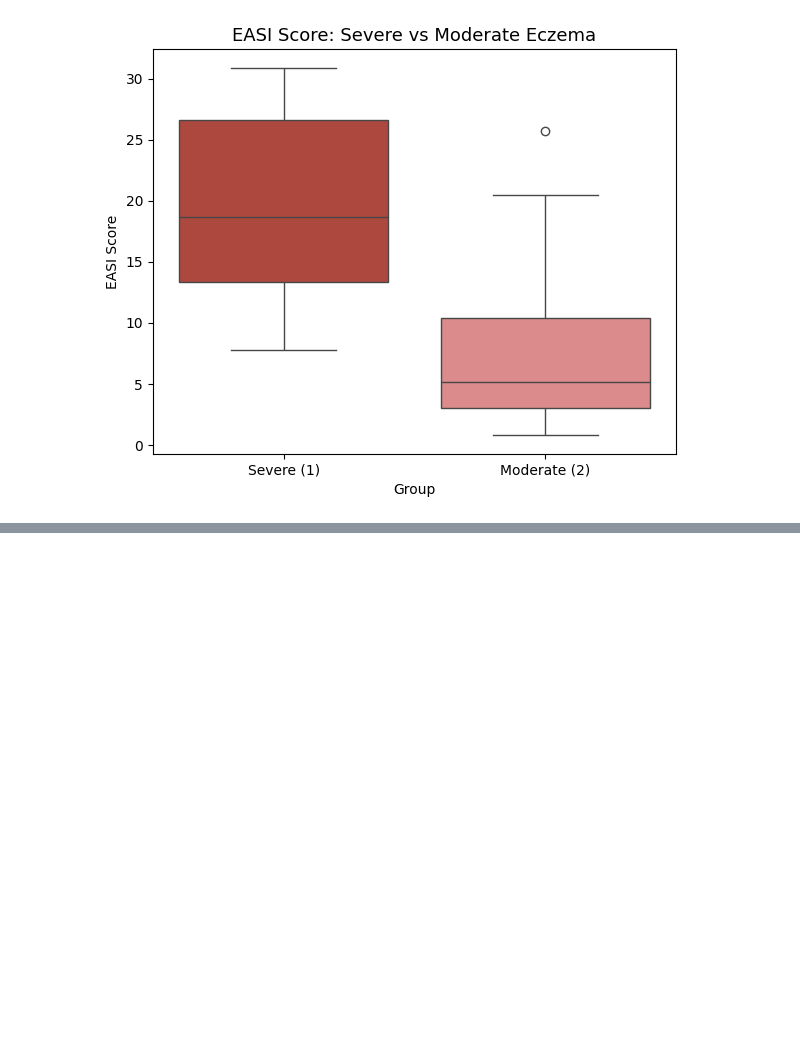
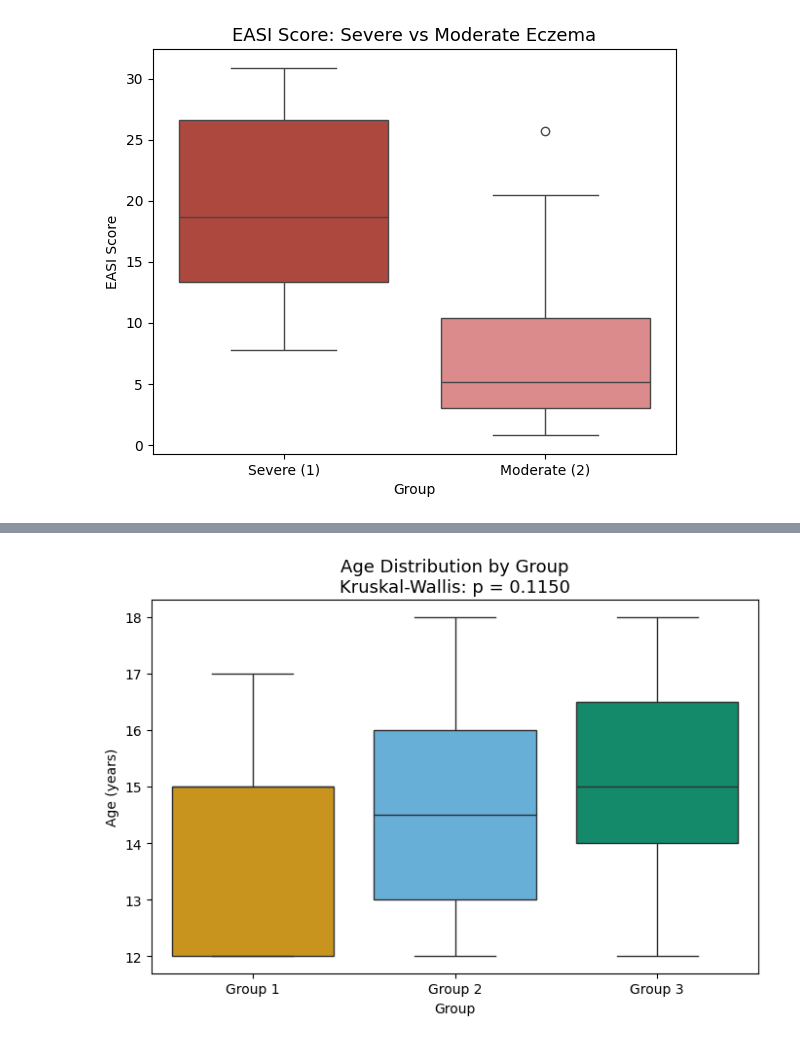
Before and after one commit to ryadl14/Mind_and_Skin, a Jupyter notebook: scripts/baseline_comparison.ipynb, the cells around one changed output, grey strips where cells are left out. Cells and saved outputs as stored; diff of their text form; code cells hidden in the pictures; blank space fills up the shorter version.

Commit message:
Moved from two to three groups, changed colours, and created summary table.

```diff
--- a/scripts/baseline_comparison.ipynb
+++ b/scripts/baseline_comparison.ipynb
@@ -202,0 +384,17 @@ plt.show()
+# %%
+fig, ax = plt.subplots(figsize=(7, 5))
+
+sns.boxplot(
+    data=df, x='group_label', y='Age',
+    order=GROUP_ORDER,
+    hue='group_label', palette=GROUP_COLOURS,
+    hue_order=GROUP_ORDER, legend=False, ax=ax
+)
+
+ax.set_title(f'Age Distribution by Group\nKruskal-Wallis: p = {age_p:.4f}', fontsize=13)
+ax.set_xlabel('Group')
+ax.set_ylabel('Age (years)')
+plt.tight_layout()
+plt.show()
+# %% [output]
+[figure, added]
```
Also changed, not shown: parts of 7 cells of this notebook.
